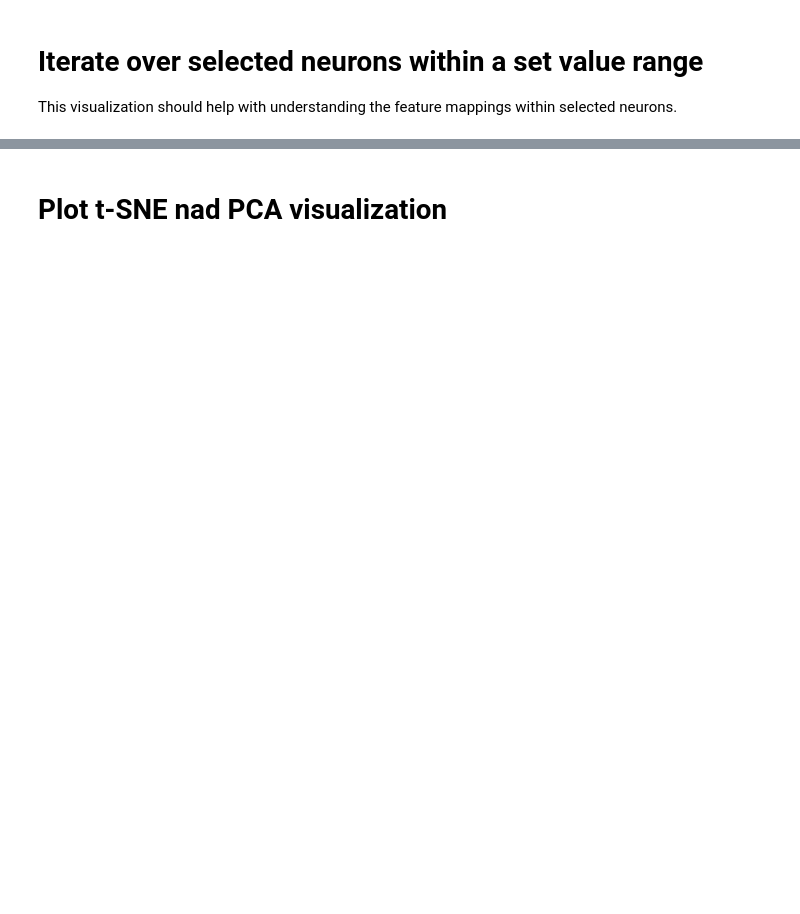
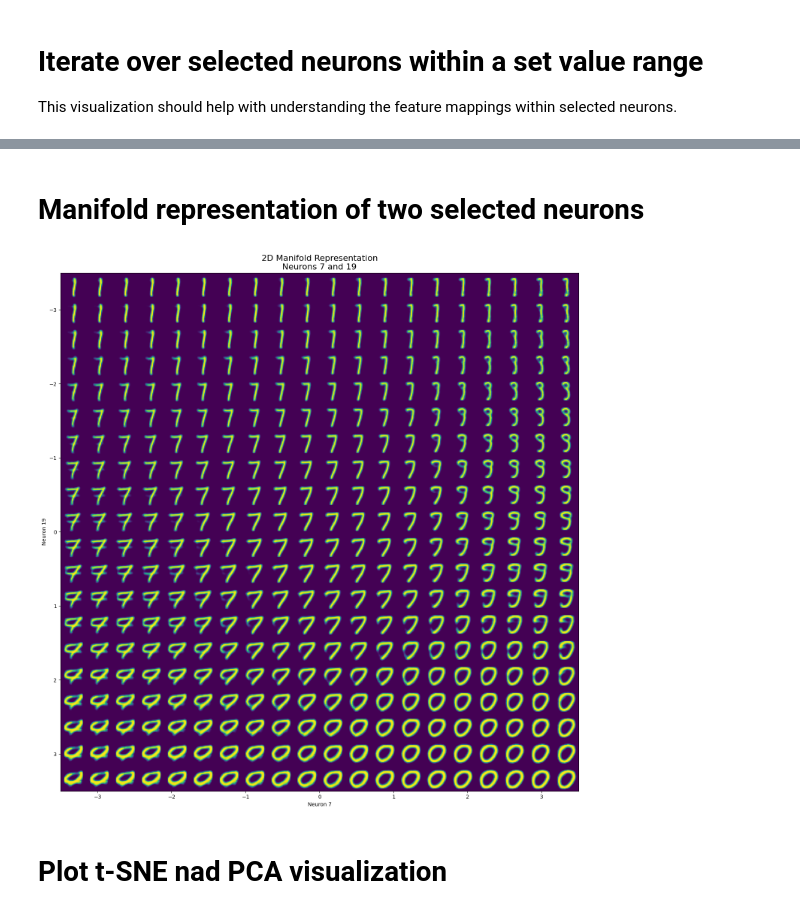
Before and after one commit to egorpol/nnstuff, a Jupyter notebook: mnist_vae/mnist_vae-2.ipynb, the cells around one changed output, grey strips where cells are left out. Saved outputs shown, nothing was run; the diff lists cells and outputs as text; code cells hidden in the pictures; blank space fills up the shorter version.

```diff
--- a/mnist_vae/mnist_vae-2.ipynb
+++ b/mnist_vae/mnist_vae-2.ipynb
@@ -507,3 +507,73 @@ generate_images_with_neuron_progression(model, neurons_to_iterate, neuron_values
+# %% [markdown]
+# Manifold representation of two selected neurons
+# %%
+import matplotlib.pyplot as plt
+import torch
+from torch.distributions import Normal
+import numpy as np
+
+def generate_2d_manifold(model, neuron1, neuron2, neuron_values, num_images=16, steps=11, start_value=-2, end_value=2):
+    model.eval()
+    with torch.no_grad():
+        dist = Normal(0, 1)
+
+        fig, ax = plt.subplots(figsize=(15, 15))
+
+        images = []
+        for i, value1 in enumerate(torch.linspace(start_value, end_value, steps)):
+            row_images = []
+            for j, value2 in enumerate(torch.linspace(start_value, end_value, steps)):
+                z = dist.sample((num_images, model.latent_dim)).to(device)
+
+                for neuron, value in neuron_values.items():
+                    z[:, neuron] = value
+
+                z[:, neuron1] = value1
+                z[:, neuron2] = value2
+
+                generated_image = model.decode(z).cpu()
+                row_images.append(generated_image[0].squeeze().numpy())
+
+            images.append(row_images)
+
+        # Combine all images into a single array
+        combined_image = np.concatenate([np.concatenate(row, axis=1) for row in images], axis=0)
+
+        # Display the combined image
+        im = ax.imshow(combined_image, cmap='viridis', extent=[start_value, end_value, end_value, start_value])
+
+        # Set labels and title
+        ax.set_xlabel(f'Neuron {neuron1}')
+        ax.set_ylabel(f'Neuron {neuron2}')
+        ax.set_title(f'2D Manifold Representation\nNeurons {neuron1} and {neuron2}', fontsize=16)
+
+        # Remove grid lines
+        ax.grid(False)
+
+        # Remove color bar (legend)
+        # plt.colorbar(im, ax=ax, label='Pixel values')
+
+        plt.tight_layout()
+        plt.show()
+
+# Example usage:
+neuron_values = {
+    0: 0.330713, 1: 0.256079, 2: 0.345297, 3: -0.329076, 4: -0.137809,
+    5: 0.020487, 6: 0.668133, 7: -0.202346, 8: 0.149856, 9: -1.326299,
+    10: -0.067092, 11: 0.308756, 12: -0.472529, 13: 0.080690, 14: 0.300258,
+    15: 0.239792, 16: 0.203421, 17: 0.129636, 18: -0.376541, 19: -0.184883,
+}
+
+# Select two neurons to visualize
+neuron1 = 7  # Change this to your desired neuron
+neuron2 = 19  # Change this to your desired neuron
+
+start_value = -3.5
+end_value = 3.5
+
+generate_2d_manifold(model, neuron1, neuron2, neuron_values, num_images=1, steps=20, start_value=start_value, end_value=end_value)
+# %% [output]
+[figure, added]
 # %%
 import torch
 import numpy as np
```
Also changed, not shown: parts of 6 cells of this notebook.
